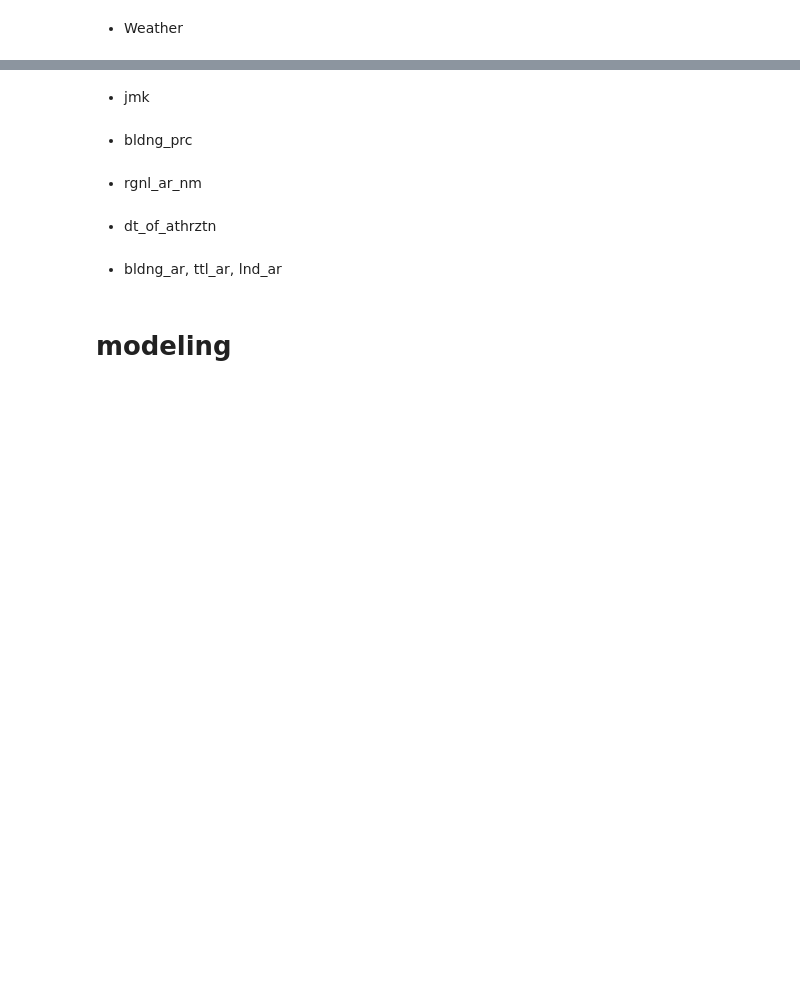
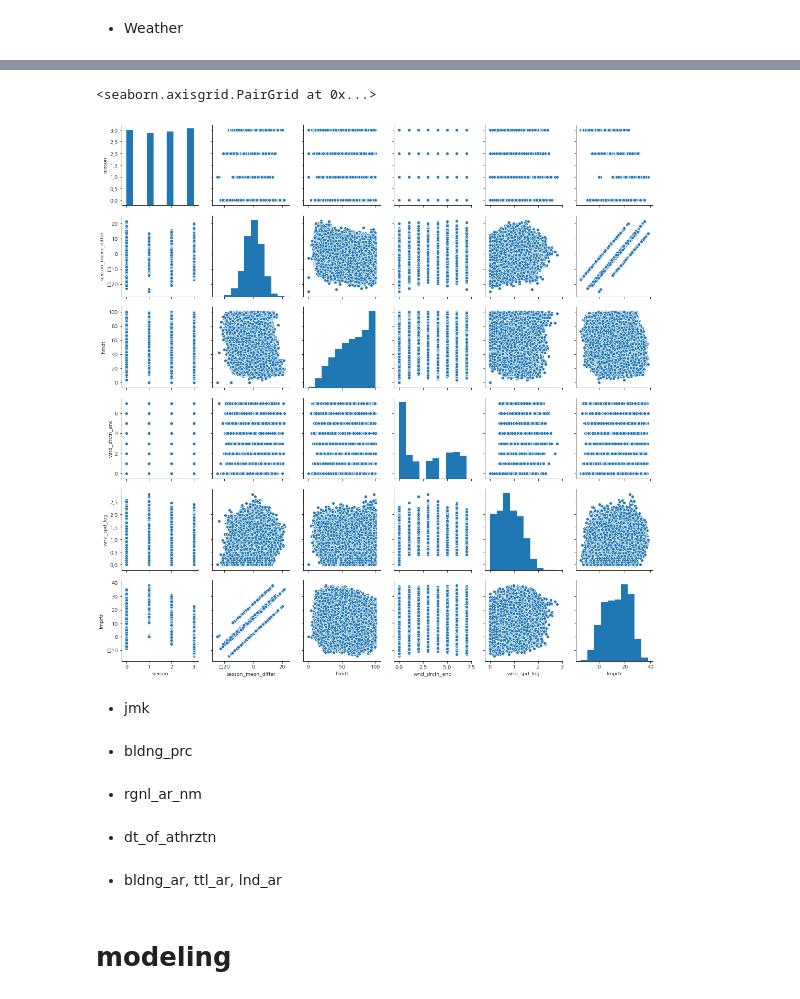
Before and after one commit to ximzzzzz/kimhae_fr_clf, a Jupyter notebook: pp_4th/preprocess_4th.ipynb, the cells around one changed output, grey strips where cells are left out. Drawn from its saved outputs; the diff is of its cells as text; code cells hidden in the pictures; blank space fills up the shorter version.

```diff
--- a/pp_4th/preprocess_4th.ipynb
+++ b/pp_4th/preprocess_4th.ipynb
@@ -230,8 +300,10 @@ dtype: int64
 data['wnd_drctn_enc'] = data['wnd_drctn_enc'].astype('category')
 data['season'] = data['season'].astype('category')
 data['wnd_drctn_enc'] = data['wnd_drctn_enc'].astype('category')
-weather_imputer = IterativeImputer(n_nearest_features=5 , max_iter=50, tol= 0.0001)
-weather_data = data[['season','season_mean_differ','hmdt','wnd_drctn_enc','wnd_spd_log','tmprtr']]
-weather_imp_res = weather_imputer.fit_transform(weather_data)
-weather_imp_df = pd.DataFrame(weather_imp_res, columns=weather_data.columns)
-data = pd.concat([data.drop(columns=['season_mean_differ','hmdt','wnd_spd_log','tmprtr']) , weather_imp_df[['season_mean_differ','hmdt','wnd_spd_log','tmprtr']]], axis=1)
+
+# weather_imputer = IterativeImputer( max_iter=50, tol= 0.0001, initial_strategy='most-frequent')
+weather_data = data[['season','season_mean_differ','hmdt','wnd_drctn_enc','wnd_spd_log','tmprtr','wnd_drctn']]
+# weather_imp_res = weather_imputer.fit_transform(weather_data)
+# weather_imputer.fit(weather_data.dropna().drop(columns ='hmdt'), weather_data.dropna()['hmdt'] )
+# weather_imp_df = pd.DataFrame(weather_imp_res, columns=weather_data.columns)
+# data = pd.concat([data.drop(columns=['season_mean_differ','hmdt','wnd_spd_log','tmprtr']) , weather_imp_df[['season_mean_differ','hmdt','wnd_spd_log','tmprtr']]], axis=1)
@@ -237,0 +332,5 @@ data = pd.concat([data.drop(columns=['season_mean_differ','hmdt','wnd_spd_log','
+# %%
+sns.pairplot(weather_data)
+# %% [output]
+<seaborn.axisgrid.PairGrid at 0x...>
+[figure, added]
```
Also changed, not shown: parts of 29 cells of this notebook, 9 other files.
